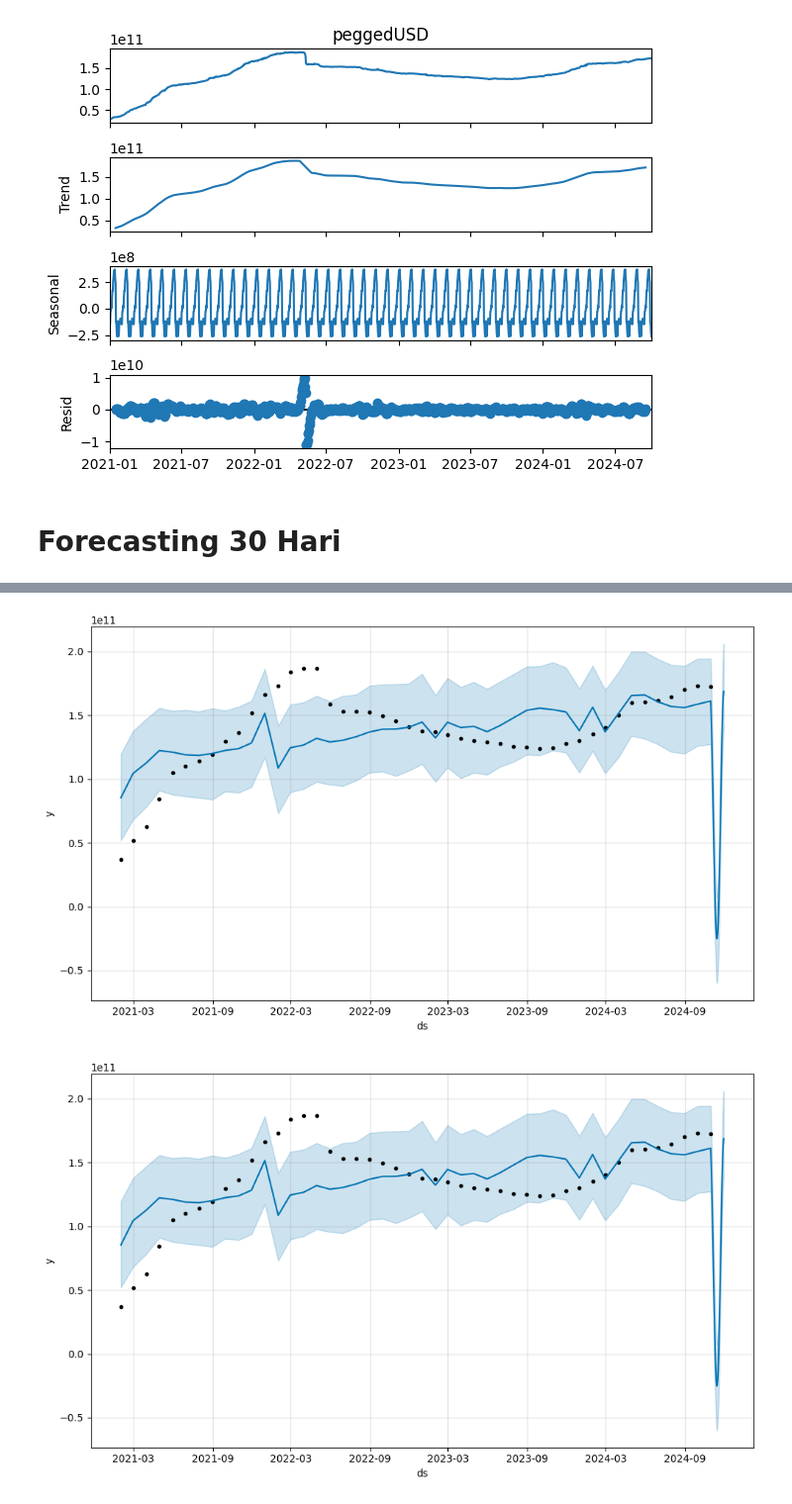
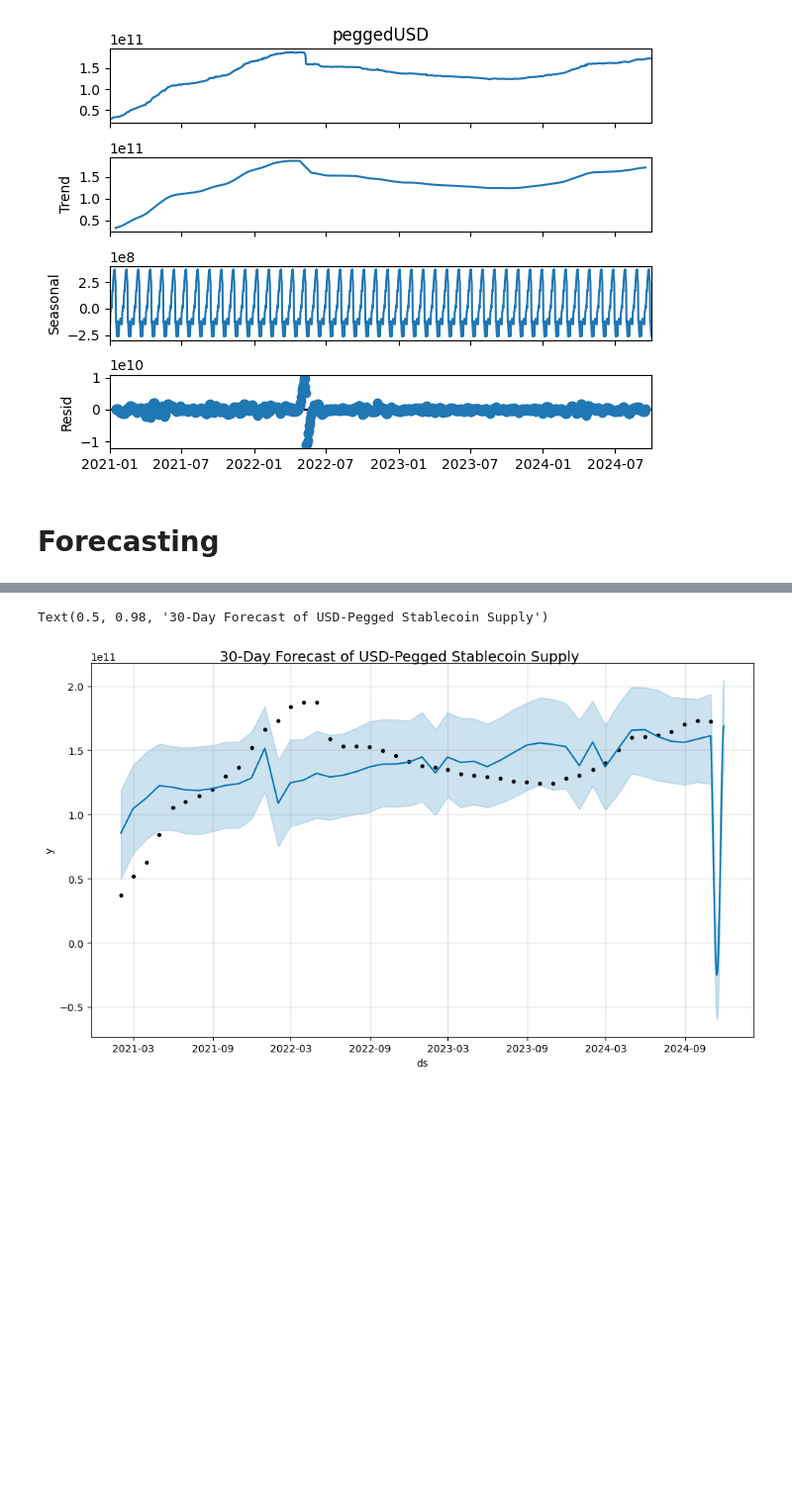
Before and after one commit to AlthafSyakirMaulana/stablecoin-insights, a Jupyter notebook: Data_Analyst.ipynb, the cells around one changed output, grey strips where cells are left out. Shown: that part at 99% size. Drawn from its saved outputs; the diff is of its cells as text; code cells hidden in the pictures; blank space fills up the shorter version.

Commit message:
add model forecast and anomaly

```diff
--- a/Data_Analyst.ipynb
+++ b/Data_Analyst.ipynb
@@ -82,0 +99,12 @@ plt.show()
+# %%
+monthly = df.set_index('date')['peggedUSD']\
+             .resample('M').last()\
+             .dropna()
+
+
+monthly_all = (
+    df.set_index('date')[coins]
+      .resample('M')
+      .last()
+      .dropna(how='all')
+)
@@ -97,15 +139,12 @@ plt.show()
 # %%
-# Otomatis ambil semua kolom selain 'date'
+# Growth Rate All Stablecoin
 coins = df.columns.drop('date')
-
-# Lanjut sama seperti sebelumnya
-monthly = df.set_index('date')[coins].resample('M').last()
-growth = monthly.pct_change() * 100
+growth_all = monthly_all.pct_change() * 100
 
 plt.figure()
-growth.dropna().plot()
+growth_all.dropna().plot()
 plt.ylabel('% Growth')
-plt.title('Growth Rate Bulanan Semua Stablecoin')
+plt.title('Growth Rate Monthly All Stablecoin')
 plt.legend(loc='center left', bbox_to_anchor=(1, 0.5))
 plt.tight_layout()
 plt.show()
@@ -115,9 +154,9 @@ plt.show()
 # %%
-monthly = df.set_index('date')['peggedUSD'].resample('M').last()
+# Growth rate monthly
 growth = monthly.pct_change().dropna() * 100
 growth.plot.bar()
 plt.ylabel('% Growth')
-plt.title('Growth Rate Bulanan USD')
+plt.title('Growth Rate Monthly USD')
 plt.show()
 # %% [output]
 [figure]
@@ -136,11 +176,13 @@ plt.show()
 # %% [output]
 [figure]
 # %% [markdown]
-# Forecasting 30 Hari
+# Forecasting
 # %%
+# 30 Days forecast
 df_prophet = monthly.reset_index().rename(columns={'date':'ds','peggedUSD':'y'})
 m = Prophet(); m.fit(df_prophet)
 future = m.make_future_dataframe(periods=30, freq='D')
 fc = m.predict(future)
-m.plot(fc)
+fig = m.plot(fc)
+fig.suptitle('30-Day Forecast of USD-Pegged Stablecoin Supply', fontsize=14)
 # %% [output]
@@ -149,3 +191,3 @@ m.plot(fc)
+Text(0.5, 0.98, '30-Day Forecast of USD-Pegged Stablecoin Supply')
-[figure, old version]
+[figure, new version]
-[figure, removed]
 # %%
```
Also changed, not shown: parts of 19 cells of this notebook, 1 other file.
